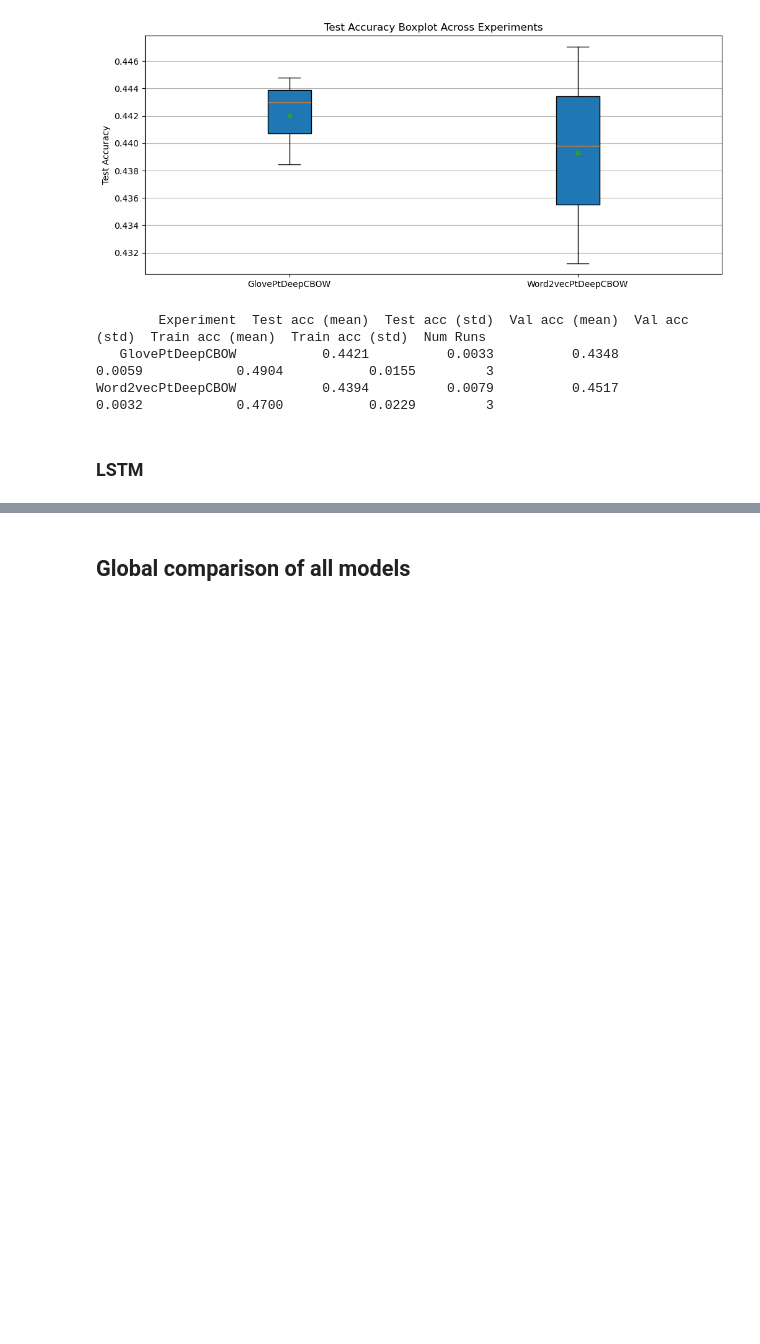
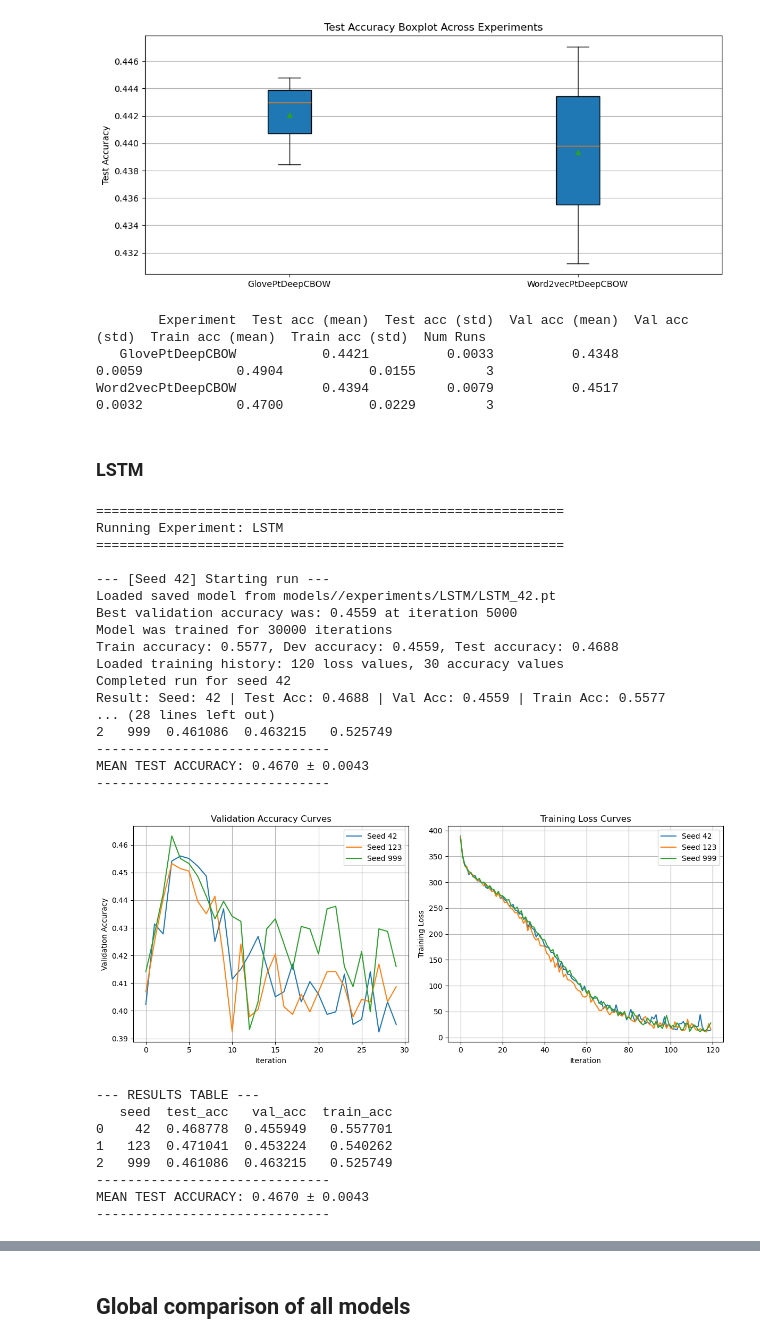
Before and after one commit to NiccoloCase/uva-nlp-1-assignments, a Jupyter notebook: assignment2/NLP1_2025_Practical_2.ipynb, the cells around one changed output, grey strips where cells are left out. Cells and saved outputs as stored; diff of their text form; code cells hidden in the pictures; blank space fills up the shorter version.

```diff
--- a/assignment2/NLP1_2025_Practical_2.ipynb
+++ b/assignment2/NLP1_2025_Practical_2.ipynb
@@ -2503,7 +2483,7 @@ plot_curves(results[1], results[0])
 # Further experiments
 # %%
 class ExperimentResult:
-    def __init__(self, seed, test_acc, val_acc, train_acc, loss_history, val_acc_history):
+    def __init__(self, seed, test_acc, val_acc, train_acc, loss_history, val_acc_history, model=None):
         self.seed = seed
         self.test_acc = test_acc
         self.val_acc = val_acc
@@ -2511,12 +2491,14 @@ class ExperimentResult:
         self.loss_history = loss_history      # List of training losses
         self.val_acc_history = val_acc_history # List of validation accuracies
 
+        self.model = model.cpu() if model else None
+
     def __str__(self):
         return (f"Seed: {self.seed} | Test Acc: {self.test_acc:.4f} | "
                 f"Val Acc: {self.val_acc:.4f} | Train Acc: {self.train_acc:.4f}")
 
 class Experiment:
-    def __init__(self, experiment_name, seeds=[42, 123, 999]):
+    def __init__(self, experiment_name, seeds=[42, 123, 999], vocab=None):
         self.experiment_folder = "/experiments/" + experiment_name
         self.experiment_name = experiment_name
         self.seeds = seeds
@@ -2524,11 +2506,12 @@ class Experiment:
         self.results: list[ExperimentResult] = []
         self.mean_test_acc = None
         self.std_test_acc = None
+        self.vocab = vocab
 
     def create_experiment_folder(self):
         os.makedirs("models/" + self.experiment_folder, exist_ok=True)
 
-    def run_experiment(self, train_func):
+    def run_experiment(self, train_func, **kwargs):
         """
         Runs the experiment for all seeds using the provided train_func.
         train_func must accept 'seed' and return an ExperimentResult.
@@ -2544,9 +2527,9 @@ class Experiment:
             print(f"\n--- [Seed {seed}] Starting run ---")
             try:
                 model_name = f"{self.experiment_folder}/{self.experiment_name}_{seed}"
-                res = train_func(model_name)
-                losses, val_accs, train_acc, val_acc, test_acc =  res
-                res = ExperimentResult(seed, test_acc, val_acc, train_acc, losses, val_accs)
+                model, result_tuple = train_func(model_name, **kwargs)
+                losses, val_accs, train_acc, val_acc, test_acc =  result_tuple
+                res = ExperimentResult(seed, test_acc, val_acc, train_acc, losses, val_accs, model)
                 self.results.append(res)
                 print(f"Completed run for seed {seed}")
                 print(f"Result: {res}")
@@ -2940,0 +2931,54 @@ Word2vecPtDeepCBOW           0.4394          0.0079          0.4517         0.00
+# %%
+def train_lstm_experiment(model_name):
+    lstm_model = LSTMClassifier(len(glove.w2i), 300, 168, len(t2i), glove)
+
+    # copy pre-trained word vectors into embeddings table
+    with torch.no_grad():
+        lstm_model.embed.weight.data.copy_(torch.from_numpy(glove_vectors))
+        lstm_model.embed.weight.requires_grad = False
+
+    lstm_model = lstm_model.to(device)
+
+    optimizer = optim.Adam(lstm_model.parameters(), lr=2e-4)
+    res = load_or_train_model(
+        lstm_model, optimizer, num_iterations=30000,
+        print_every=250, eval_every=1000,
+        batch_fn=get_minibatch, prep_fn=prepare_minibatch,
+        eval_fn=evaluate, batch_size=16, eval_batch_size=16,
+        model_name=model_name)
+
+    return lstm_model, res
+
+
+lstm_experiment = Experiment("LSTM", vocab=glove)
+lstm_experiment.run_experiment(train_lstm_experiment)
+
+lstm_experiment.plot_results()
+lstm_experiment.print_results()
+# %% [output]
+============================================================
+Running Experiment: LSTM
+============================================================
+
+--- [Seed 42] Starting run ---
+Loaded saved model from models//experiments/LSTM/LSTM_42.pt
+Best validation accuracy was: 0.4559 at iteration 5000
+Model was trained for 30000 iterations
+Train accuracy: 0.5577, Dev accuracy: 0.4559, Test accuracy: 0.4688
+Loaded training history: 120 loss values, 30 accuracy values
+Completed run for seed 42
+Result: Seed: 42 | Test Acc: 0.4688 | Val Acc: 0.4559 | Train Acc: 0.5577
+... (28 lines left out)
+2   999  0.461086  0.463215   0.525749
+------------------------------
+MEAN TEST ACCURACY: 0.4670 ± 0.0043
+------------------------------
+[figure, added]
+--- RESULTS TABLE ---
+   seed  test_acc   val_acc  train_acc
+0    42  0.468778  0.455949   0.557701
+1   123  0.471041  0.453224   0.540262
+2   999  0.461086  0.463215   0.525749
+------------------------------
+MEAN TEST ACCURACY: 0.4670 ± 0.0043
+------------------------------
```
Also changed, not shown: parts of 26 cells of this notebook.
